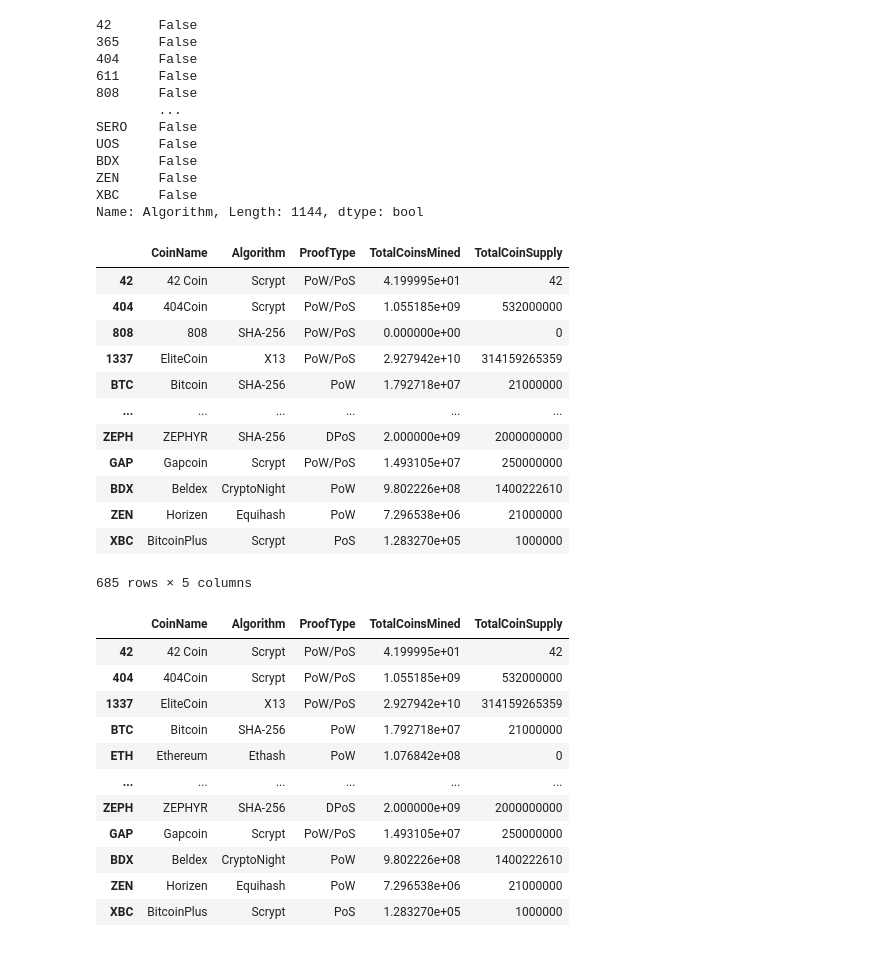
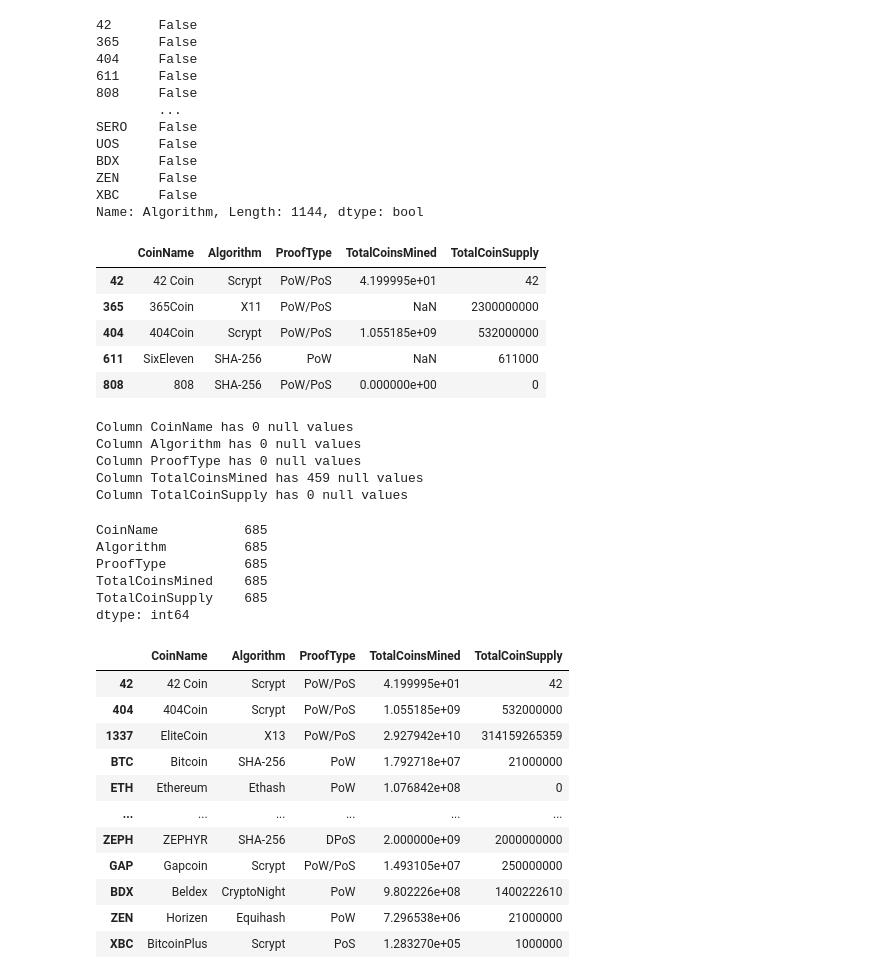
Before and after one commit to peteremiller/Cryptocurrencies, a Jupyter notebook: crypto_clustering.ipynb, the cells around one changed output. Drawn from its saved outputs; the diff is of its cells as text; code cells hidden in the pictures.

```diff
--- a/crypto_clustering.ipynb
+++ b/crypto_clustering.ipynb
@@ -48,24 +61,35 @@ XBC     False
 Name: Algorithm, Length: 1144, dtype: bool
 # %%
 # Remove the "IsTrading" column.
-df_crypto = df_crypto.drop(["IsTrading"],axis = 1)
+crypto_df.drop(columns=["IsTrading"], inplace=True)
+crypto_df.head()
+# %% [output]
+|  | CoinName | Algorithm | ProofType | TotalCoinsMined | TotalCoinSupply |
+| 42 | 42 Coin | Scrypt | PoW/PoS | 4.199995e+01 | 42 |
+| 365 | 365Coin | X11 | PoW/PoS | NaN | 2300000000 |
+| 404 | 404Coin | Scrypt | PoW/PoS | 1.055185e+09 | 532000000 |
+| 611 | SixEleven | SHA-256 | PoW | NaN | 611000 |
+| 808 | 808 | SHA-256 | PoW/PoS | 0.000000e+00 | 0 |
 # %%
 # Remove rows that have at least 1 null value.
-df_crypto = df_crypto.dropna(how='any', axis=0)
-df_crypto
+for column in crypto_df.columns:
+    print(f"Column {column} has {crypto_df[column].isnull().sum()} null values")
 # %% [output]
-|  | CoinName | Algorithm | ProofType | TotalCoinsMined | TotalCoinSupply |
-| 42 | 42 Coin | Scrypt | PoW/PoS | 4.199995e+01 | 42 |
-| 404 | 404Coin | Scrypt | PoW/PoS | 1.055185e+09 | 532000000 |
-| 808 | 808 | SHA-256 | PoW/PoS | 0.000000e+00 | 0 |
-| 1337 | EliteCoin | X13 | PoW/PoS | 2.927942e+10 | 314159265359 |
-| BTC | Bitcoin | SHA-256 | PoW | 1.792718e+07 | 21000000 |
-| ... | ... | ... | ... | ... | ... |
-| ZEPH | ZEPHYR | SHA-256 | DPoS | 2.000000e+09 | 2000000000 |
-| GAP | Gapcoin | Scrypt | PoW/PoS | 1.493105e+07 | 250000000 |
-| BDX | Beldex | CryptoNight | PoW | 9.802226e+08 | 1400222610 |
-| ZEN | Horizen | Equihash | PoW | 7.296538e+06 | 21000000 |
-| XBC | BitcoinPlus | Scrypt | PoS | 1.283270e+05 | 1000000 |
-685 rows × 5 columns
+Column CoinName has 0 null values
+Column Algorithm has 0 null values
+Column ProofType has 0 null values
+Column TotalCoinsMined has 459 null values
+Column TotalCoinSupply has 0 null values
+# %%
+#remove rows
+crypto_df=crypto_df.dropna()
+crypto_df.count()
+# %% [output]
+CoinName           685
+Algorithm          685
+ProofType          685
+TotalCoinsMined    685
+TotalCoinSupply    685
+dtype: int64
 # %%
 # Keep the rows where coins are mined.
```
Also changed, not shown: parts of 16 cells of this notebook, 1 other file.
